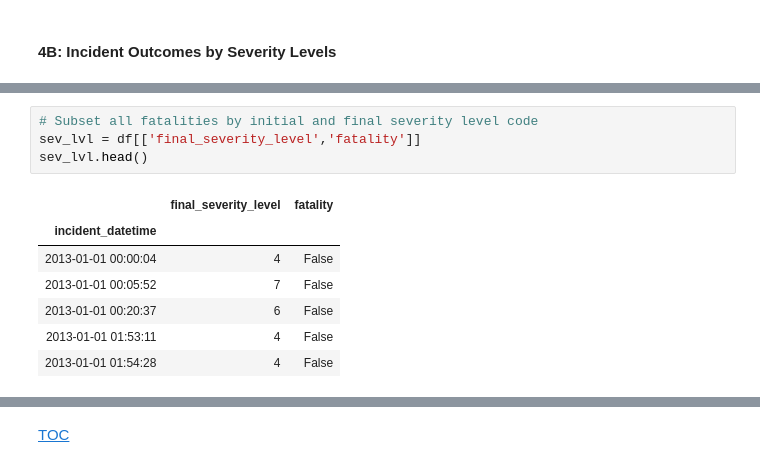
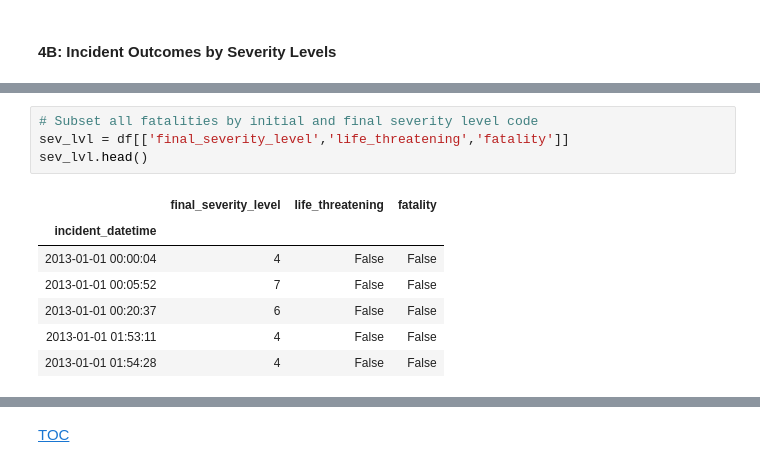
Before and after one commit to JD-Williams/Springboard, a Jupyter notebook: Capstones/Capstone 1/code/CP1-02_EDA.ipynb, the cells around one changed output, grey strips where cells are left out. Cells and saved outputs as stored; diff of their text form.

```diff
--- a/Capstones/Capstone 1/code/CP1-02_EDA.ipynb
+++ b/Capstones/Capstone 1/code/CP1-02_EDA.ipynb
@@ -676,12 +650,12 @@ To what extent does the incident assessment determined from caller-provided info
 # %%
 # Subset all fatalities by initial and final severity level code
-sev_lvl = df[['final_severity_level','fatality']]
+sev_lvl = df[['final_severity_level','life_threatening','fatality']]
 sev_lvl.head()
 # %% [output]
-|  | final_severity_level | fatality |
-| incident_datetime |  |  |
-| 2013-01-01 00:00:04 | 4 | False |
-| 2013-01-01 00:05:52 | 7 | False |
-| 2013-01-01 00:20:37 | 6 | False |
-| 2013-01-01 01:53:11 | 4 | False |
-| 2013-01-01 01:54:28 | 4 | False |
+|  | final_severity_level | life_threatening | fatality |
+| incident_datetime |  |  |  |
+| 2013-01-01 00:00:04 | 4 | False | False |
+| 2013-01-01 00:05:52 | 7 | False | False |
+| 2013-01-01 00:20:37 | 6 | False | False |
+| 2013-01-01 01:53:11 | 4 | False | False |
+| 2013-01-01 01:54:28 | 4 | False | False |
```
Also changed, not shown: parts of 33 cells of this notebook.
